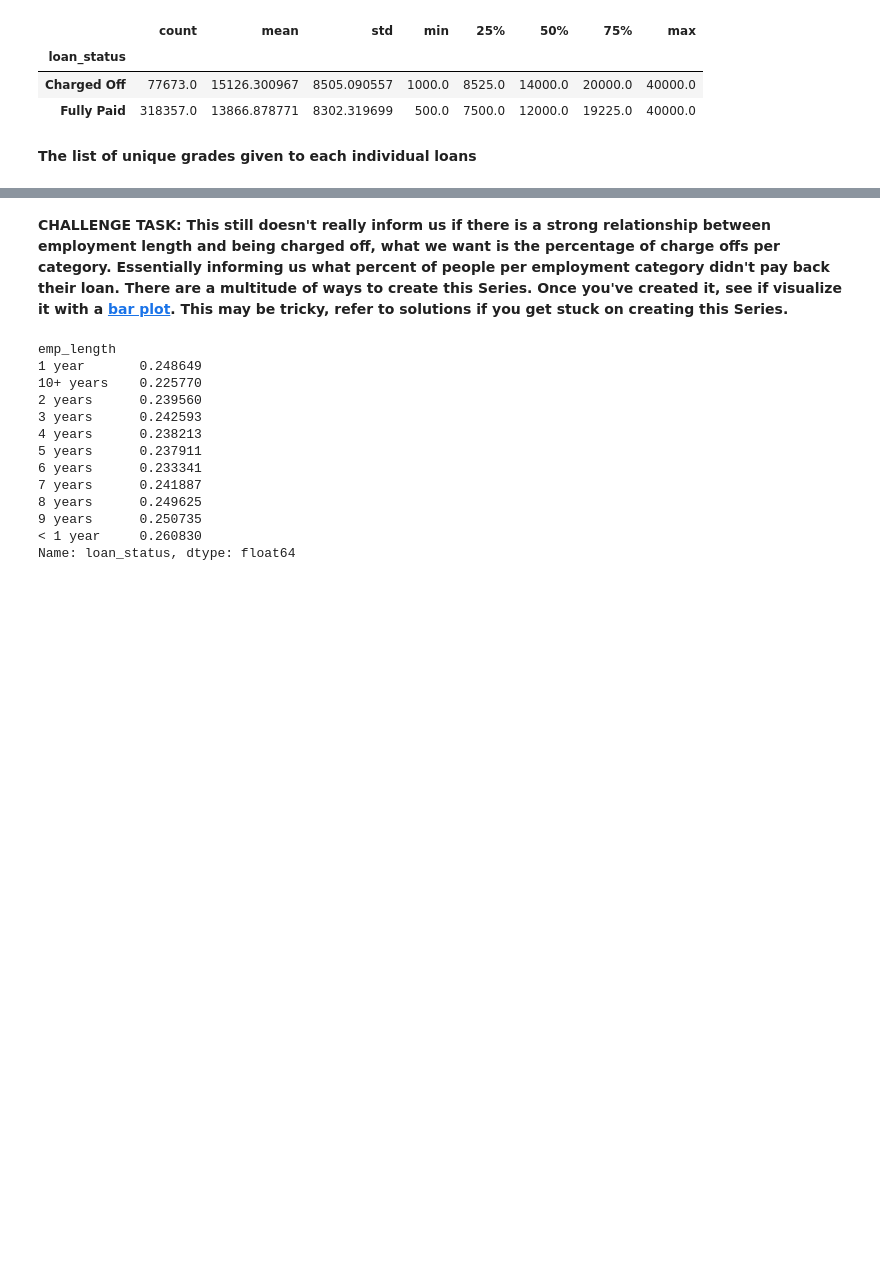
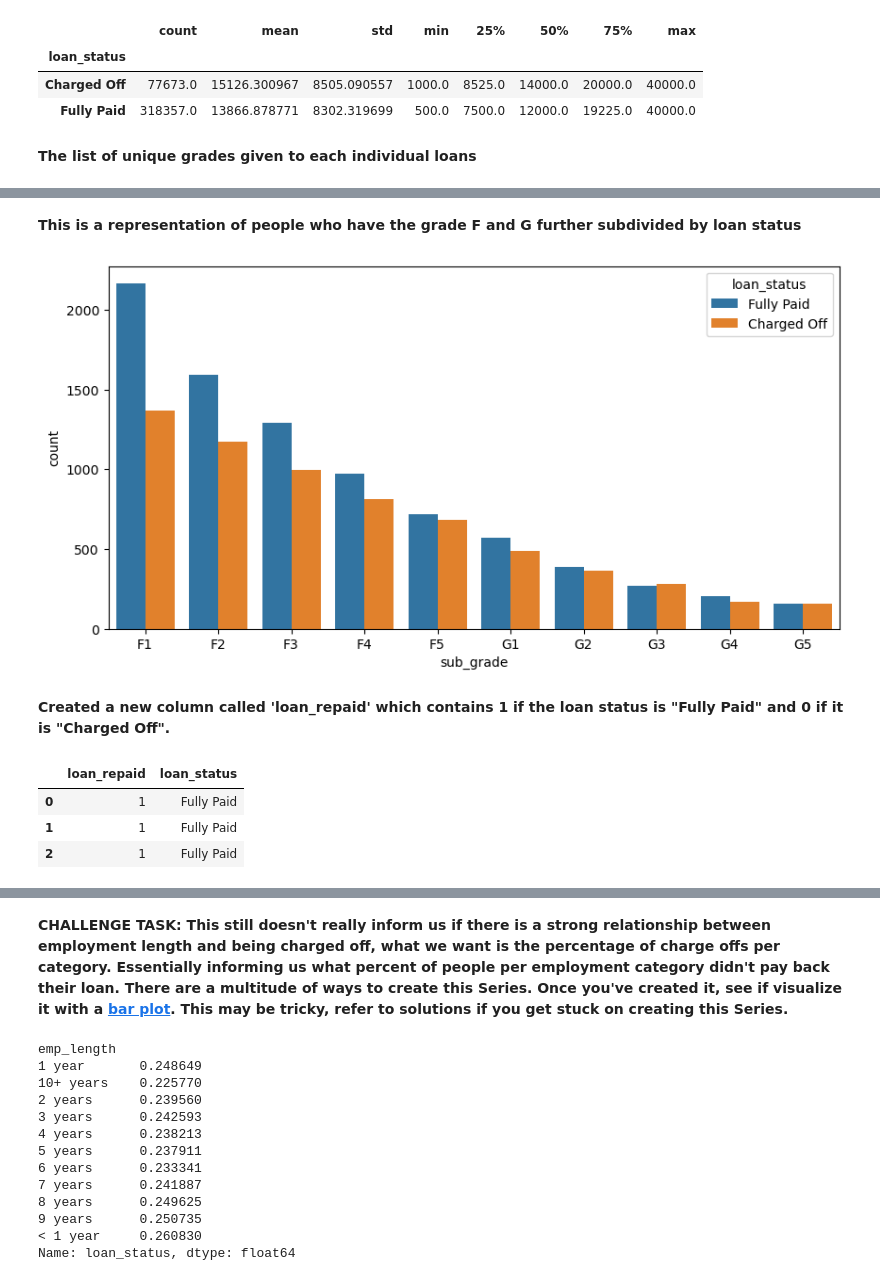
Before and after one commit to dicksondurosakin/Deep-Learning-on-Lending-Club-Dataset, a Jupyter notebook: Lending Club Project.ipynb, the cells around one changed output, grey strips where cells are left out. Drawn from its saved outputs; the diff is of its cells as text; code cells hidden in the pictures; blank space fills up the shorter version.

```diff
--- a/Lending Club Project.ipynb
+++ b/Lending Club Project.ipynb
@@ -567,0 +395,10 @@ Name: emp_title, Length: 173105, dtype: int64
+# %% [markdown]
+**This is a representation of people who have the grade F and G further subdivided by loan status**
+# %%
+plt.figure(figsize=(10,5))
+fg = df[(df['sub_grade'].str.contains('F'))|(df['sub_grade'].str.contains('G'))]
+sns.countplot(data=fg,x='sub_grade',order=['F1', 'F2', 'F3', 'F4', 'F5', 'G1', 'G2', 'G3', 'G4', 'G5'],hue='loan_status');
+# %% [output]
+[figure, added]
+# %% [markdown]
+**Created a new column called 'loan_repaid' which contains 1 if the loan status is "Fully Paid" and 0 if it is "Charged Off".**
@@ -567,0 +407,7 @@ Name: emp_title, Length: 173105, dtype: int64
+# %%
+df[['loan_repaid','loan_status']].head(3)
+# %% [output]
+|  | loan_repaid | loan_status |
+| 0 | 1 | Fully Paid |
+| 1 | 1 | Fully Paid |
+| 2 | 1 | Fully Paid |
```
Also changed, not shown: parts of 90 cells of this notebook.
